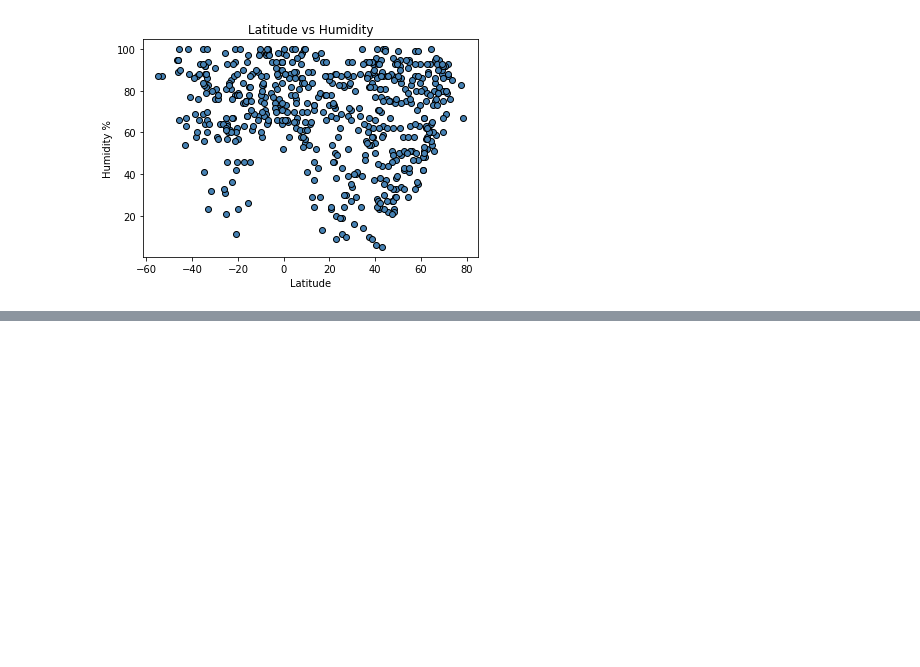
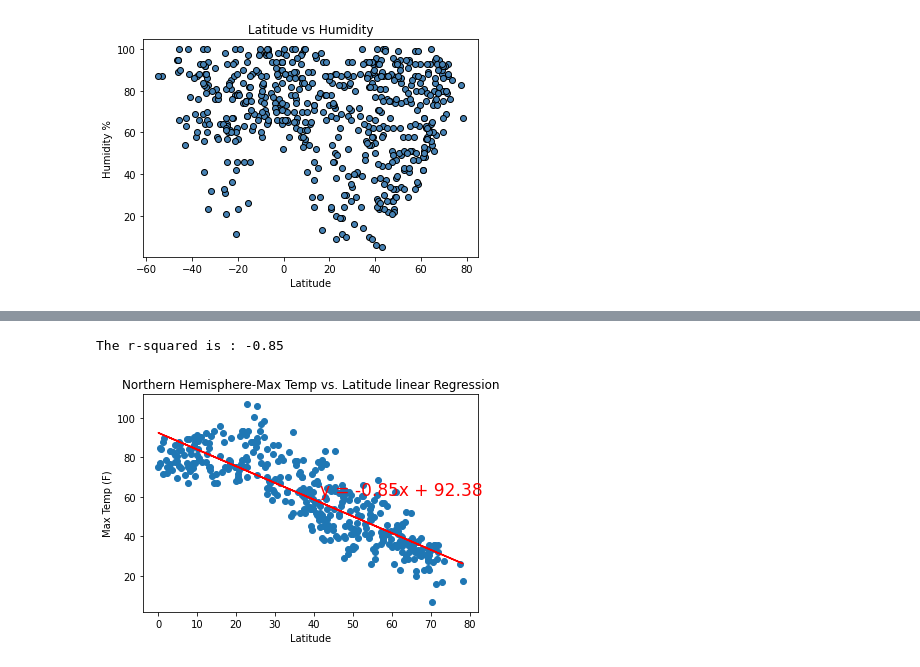
Before and after one commit to MrJlmeza/Whats-the-Weather-Like, a Jupyter notebook: WeatherPy/Untitled.ipynb, the cells around one changed output, grey strips where cells are left out. Cells and saved outputs as stored; diff of their text form; code cells hidden in the pictures; blank space fills up the shorter version.

Commit message:
final commits round 2

```diff
--- a/WeatherPy/Untitled.ipynb
+++ b/WeatherPy/Untitled.ipynb
@@ -208,0 +239,27 @@ plt.show
+# %%
+def lin_reg(x,y):
+    print(f"The r-squared is : {round(st.pearsonr(x, y)[0],2)}")
+    (slope, intercept, rvalue, pvalue, stderr) = linregress(x, y)
+    regress_values = x * slope + intercept
+    line_eq = "y = " + str(round(slope,2)) + "x + " + str(round(intercept,2))
+    plt.scatter(x, y)
+    plt.plot(x,regress_values,"r-")
+    plt.annotate(line_eq,(x.median(),y.median()),fontsize=17,color="red")
+    plt.xlabel("Latitude")
+    return line_eq
+# %%
+#CALL LINEAR REGRESSION AND ANNOTATION FUNCTIONS
+linear_equation = lin_reg(hem_N["Lat"], hem_N["Max Temp"])
+
+
+#SET TITLE AND LABELS FOR X AND Y AXIS THEN SAVE IMAGE
+plt.title("Northern Hemisphere-Max Temp vs. Latitude linear Regression")
+
+plt.xlabel("Latitude")
+
+plt.ylabel("Max Temp (F)")
+
+plt.savefig("../output_data/Northern_temp_vs_lat_linear.png")
+# %% [output]
+The r-squared is : -0.85
+[figure, added]
```
Also changed, not shown: parts of 11 cells of this notebook, 9 other files.
